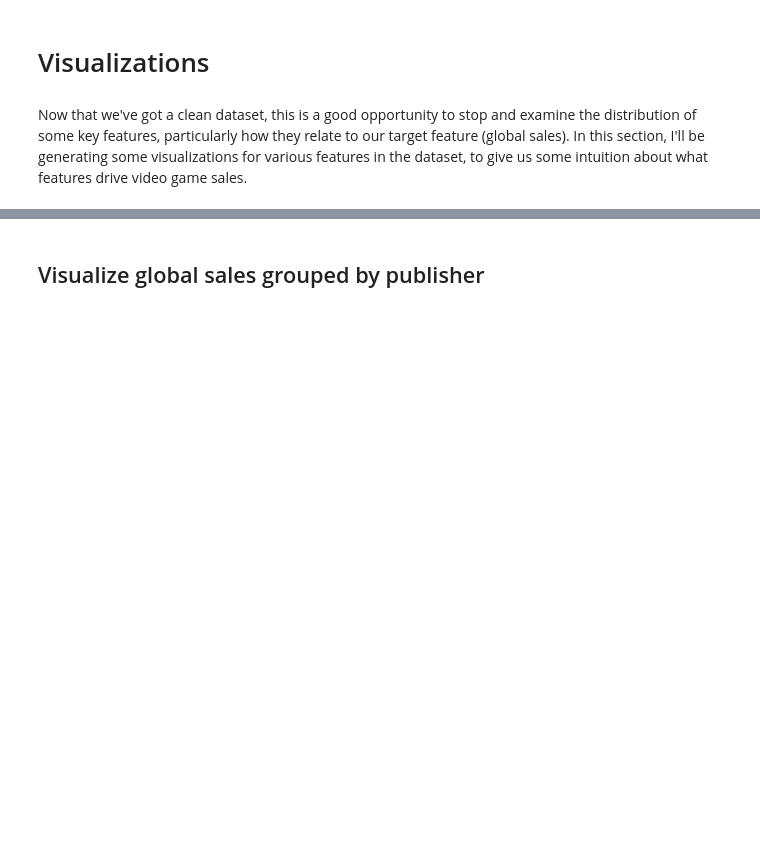
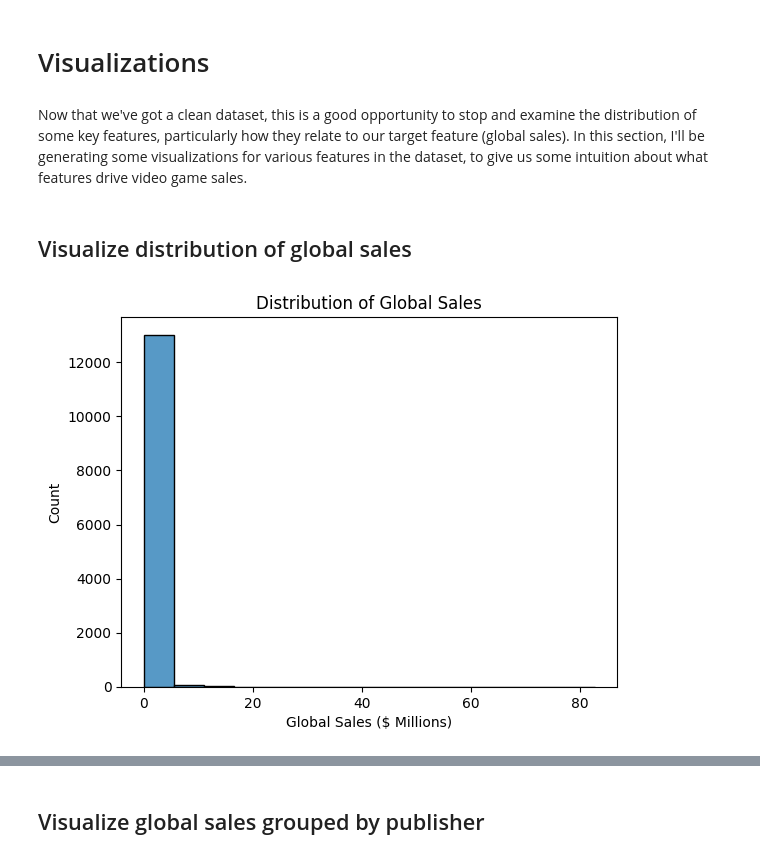
Before and after one commit to umaunni3/berkeley-ml-ai-2024-umaunni, a Jupyter notebook: capstone_project/final_report/video_game_sales_analysis.ipynb, the cells around one changed output, grey strips where cells are left out. Drawn from its saved outputs; the diff is of its cells as text; code cells hidden in the pictures; blank space fills up the shorter version.

```diff
--- a/capstone_project/final_report/video_game_sales_analysis.ipynb
+++ b/capstone_project/final_report/video_game_sales_analysis.ipynb
@@ -253,3 +253,14 @@ memory usage: 1.5+ MB
 # Visualizations
 # %% [markdown]
 Now that we've got a clean dataset, this is a good opportunity to stop and examine the distribution of some key features, particularly how they relate to our target feature (global sales). In this section, I'll be generating some visualizations for various features in the dataset, to give us some intuition about what features drive video game sales.
+# %% [markdown]
+## Visualize distribution of global sales
+# %%
+# Generate a histogram of Global_Sales
+fig = sns.histplot(data=vgsales, x='Global_Sales', bins=15)
+plt.title("Distribution of Global Sales")
+plt.xlabel("Global Sales ($ Millions)")
+plt.ylabel("Count")
+plt.show()
+# %% [output]
+[figure, added]
```
Also changed, not shown: parts of 11 cells of this notebook.
